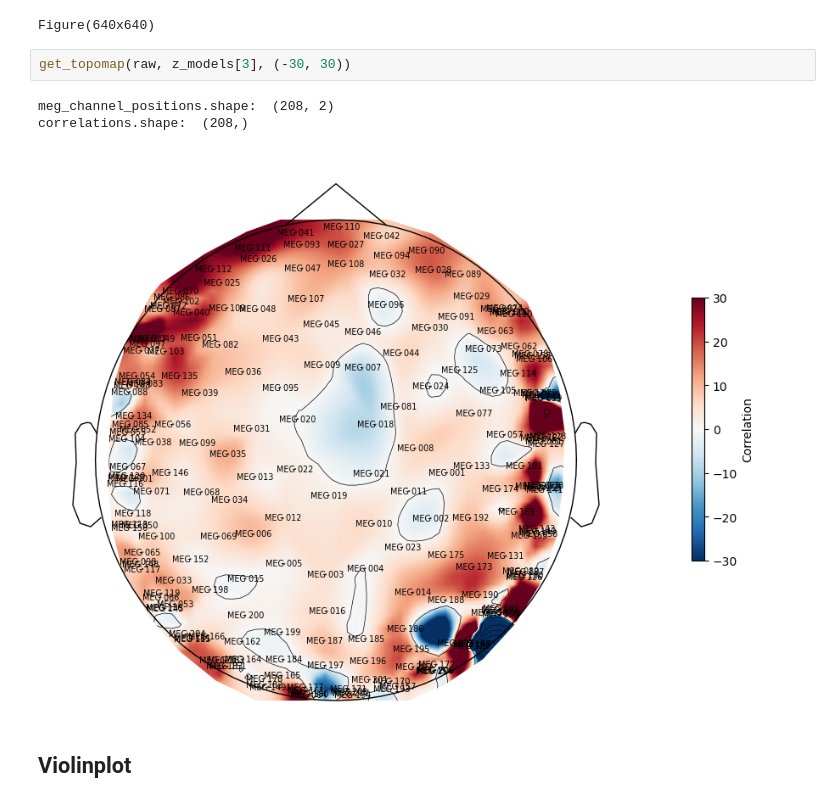
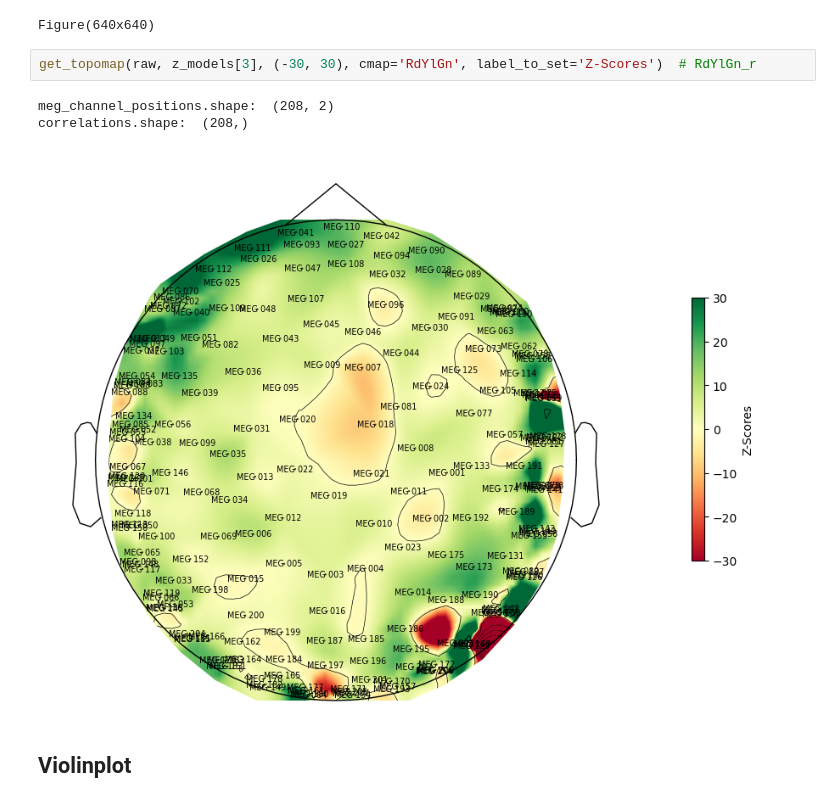
Before and after one commit to mattciff5/spect-to-meg, a Jupyter notebook: code/run_comparison2.ipynb, the cells around one changed output. Saved outputs shown, nothing was run; the diff lists cells and outputs as text.

```diff
--- a/code/run_comparison2.ipynb
+++ b/code/run_comparison2.ipynb
@@ -127,11 +280,11 @@ NOTE: pick_types() is a legacy function. New code should use inst.pick(...).
 [figure]
 Figure(640x640)
 # %%
-get_topomap(raw, z_models[3], (-30, 30))
+get_topomap(raw, z_models[3], (-30, 30), cmap='RdYlGn', label_to_set='Z-Scores')  # RdYlGn_r
 # %% [output]
 meg_channel_positions.shape:  (208, 2)
 correlations.shape:  (208,)
-[figure, old version]
+[figure, new version]
 # %% [markdown]
 ## Violinplot
 # %%
```
Also changed, not shown: parts of 16 cells of this notebook.
